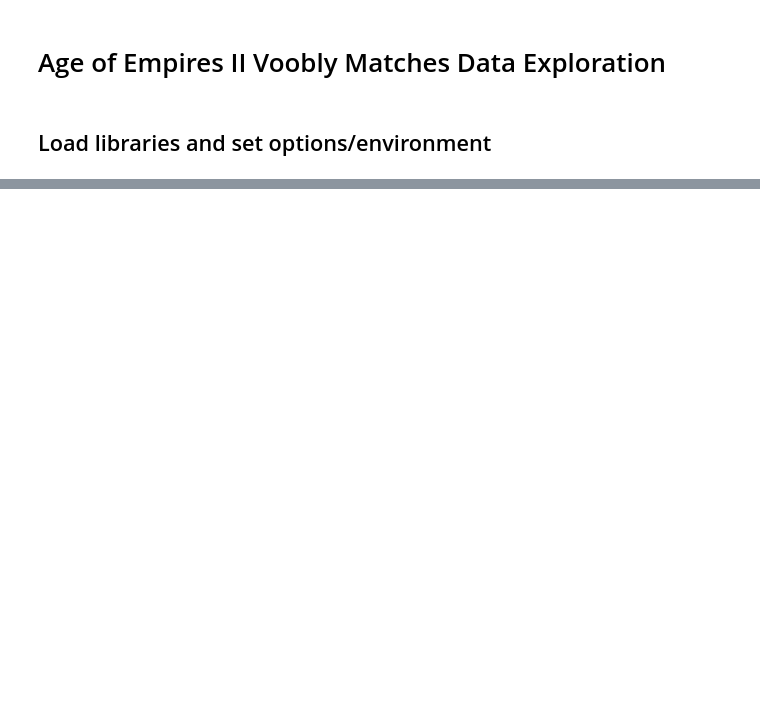
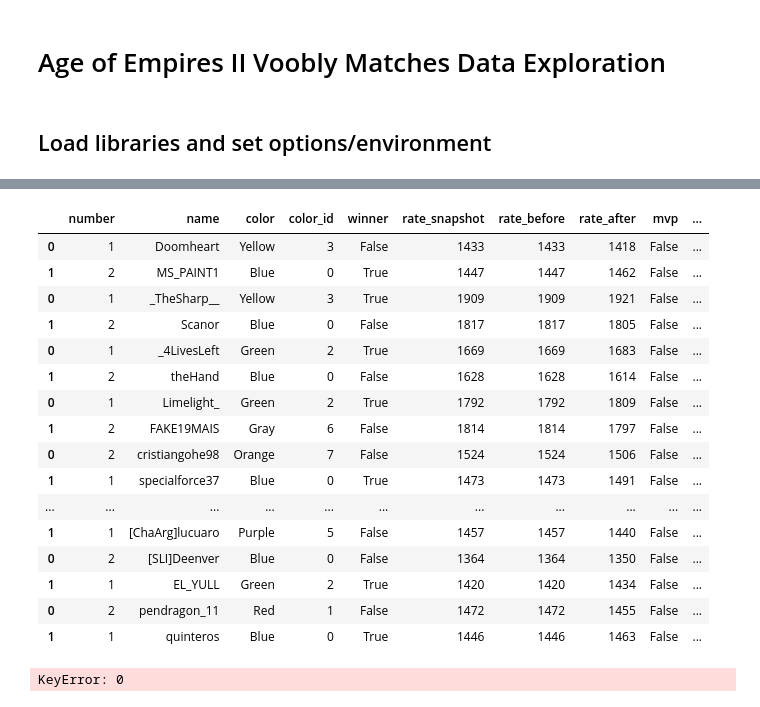
Before and after one commit to InspectorFowler/AgeofEmpires2_Voobly, a Jupyter notebook: src/Mining/Data_mining.ipynb, the cells around one changed output, grey strips where cells are left out. Drawn from its saved outputs; the diff is of its cells as text; code cells hidden in the pictures; blank space fills up the shorter version.

```diff
--- a/src/Mining/Data_mining.ipynb
+++ b/src/Mining/Data_mining.ipynb
@@ -46,2 +42,2 @@ mongo_data = feather.read_feather('../../data/mongodb_aoe2_matches.feather')
 # %%
-mysql_data = pd.read_csv('../../data/mysql_aoe2_matches.csv')
+mongodb_data = pd.read_csv('../../data/mongodb_aoe2_matches.csv')
@@ -47,0 +46,2 @@ mysql_data = pd.read_csv('../../data/mysql_aoe2_matches.csv')
+# %%
+pd.DataFrame(json.loads(mongodb_data.players[0]))
@@ -47,0 +52,2 @@ mysql_data = pd.read_csv('../../data/mysql_aoe2_matches.csv')
+# %%
+pd.DataFrame(json.loads(mongodb_data.files[0]))
@@ -47,0 +73,24 @@ mysql_data = pd.read_csv('../../data/mysql_aoe2_matches.csv')
+# %%
+pd.concat(list(temp.players.apply(lambda x: pd.json_normalize(json.loads(x)))))
+# %% [output]
+|  | number | name | color | color_id | winner | rate_snapshot | rate_before | rate_after | mvp | ... |
+| 0 | 1 | Doomheart | Yellow | 3 | False | 1433 | 1433 | 1418 | False | ... |
+| 1 | 2 | MS_PAINT1 | Blue | 0 | True | 1447 | 1447 | 1462 | False | ... |
+| 0 | 1 | _TheSharp__ | Yellow | 3 | True | 1909 | 1909 | 1921 | False | ... |
+| 1 | 2 | Scanor | Blue | 0 | False | 1817 | 1817 | 1805 | False | ... |
+| 0 | 1 | _4LivesLeft | Green | 2 | True | 1669 | 1669 | 1683 | False | ... |
+| 1 | 2 | theHand | Blue | 0 | False | 1628 | 1628 | 1614 | False | ... |
+| 0 | 1 | Limelight_ | Green | 2 | True | 1792 | 1792 | 1809 | False | ... |
+| 1 | 2 | FAKE19MAIS | Gray | 6 | False | 1814 | 1814 | 1797 | False | ... |
+| 0 | 2 | cristiangohe98 | Orange | 7 | False | 1524 | 1524 | 1506 | False | ... |
+| 1 | 1 | specialforce37 | Blue | 0 | True | 1473 | 1473 | 1491 | False | ... |
+| ... | ... | ... | ... | ... | ... | ... | ... | ... | ... | ... |
+| 1 | 1 | [ChaArg]lucuaro | Purple | 5 | False | 1457 | 1457 | 1440 | False | ... |
+| 0 | 2 | [SLI]Deenver | Blue | 0 | False | 1364 | 1364 | 1350 | False | ... |
+| 1 | 1 | EL_YULL | Green | 2 | True | 1420 | 1420 | 1434 | False | ... |
+| 0 | 2 | pendragon_11 | Red | 1 | False | 1472 | 1472 | 1455 | False | ... |
+| 1 | 1 | quinteros | Blue | 0 | True | 1446 | 1446 | 1463 | False | ... |
+# %%
+temp['new'].explode()
+# %% [output]
+KeyError: 0
```
Also changed, not shown: parts of 6 cells of this notebook.
